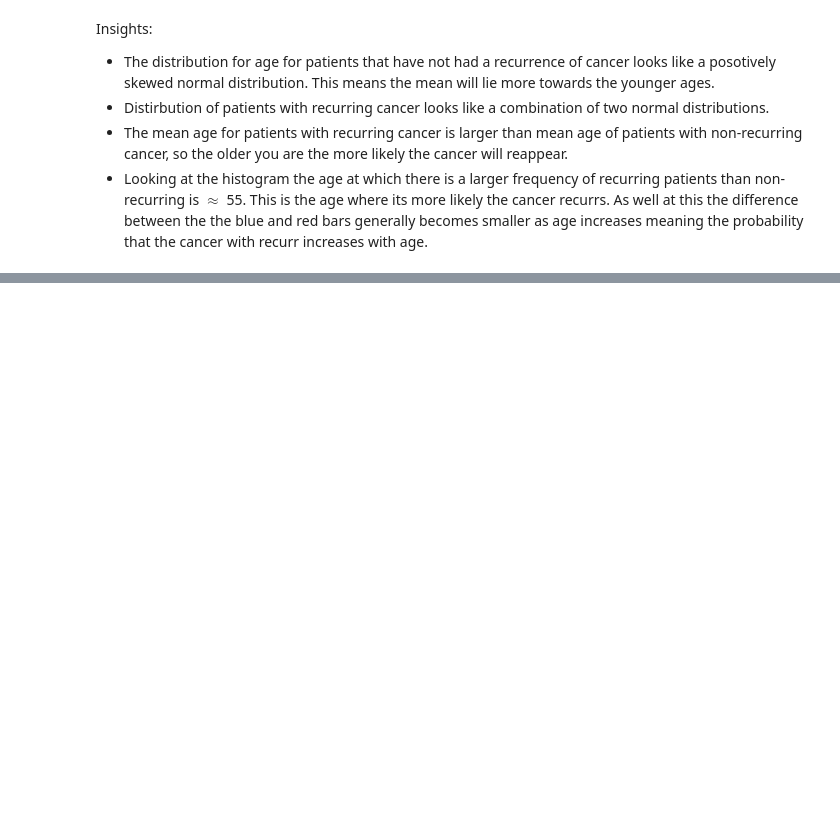
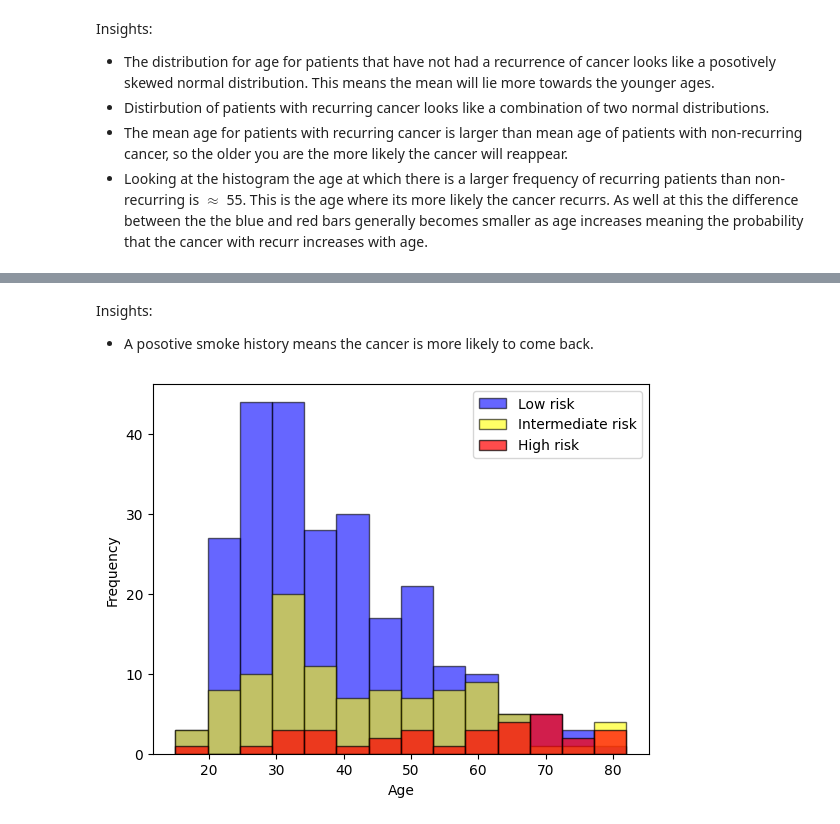
Before and after one commit to AntuFTW/Thyroid-Cancer-Reccurence-Prediction, a Jupyter notebook: data_vis.ipynb, the cells around one changed output, grey strips where cells are left out. Saved outputs shown, nothing was run; the diff lists cells and outputs as text; code cells hidden in the pictures; blank space fills up the shorter version.

```diff
--- a/data_vis.ipynb
+++ b/data_vis.ipynb
@@ -220,0 +255,18 @@ Insights:
+# %% [markdown]
+Insights:
+- A posotive smoke history means the cancer is more likely to come back.
+# %%
+def age_risk_hist():
+    age_low_risk = df["Age"].loc[df['Risk'] == 'Low']
+    age_inter_risk = df["Age"].loc[df['Risk'] == 'Intermediate']
+    age_high_risk = df["Age"].loc[df['Risk'] == 'High']
+    plt.hist(age_low_risk, color = 'Blue', bins = 14, alpha = 0.6, label = 'Low risk', edgecolor = 'black', range=(min(df['Age']), max(df['Age'])))
+    plt.hist(age_inter_risk, color = 'Yellow', bins = 14,alpha = 0.6, label = 'Intermediate risk', edgecolor='black', range=(min(df['Age']), max(df['Age'])))
+    plt.hist(age_high_risk, color = 'Red', bins = 14,alpha = 0.7, label = 'High risk', edgecolor='black', range=(min(df['Age']), max(df['Age'])))
+    plt.xlabel('Age')
+    plt.ylabel('Frequency')
+    plt.legend()
+
+age_risk_hist()
+# %% [output]
+[figure, added]
```
Also changed, not shown: parts of 9 cells of this notebook.
